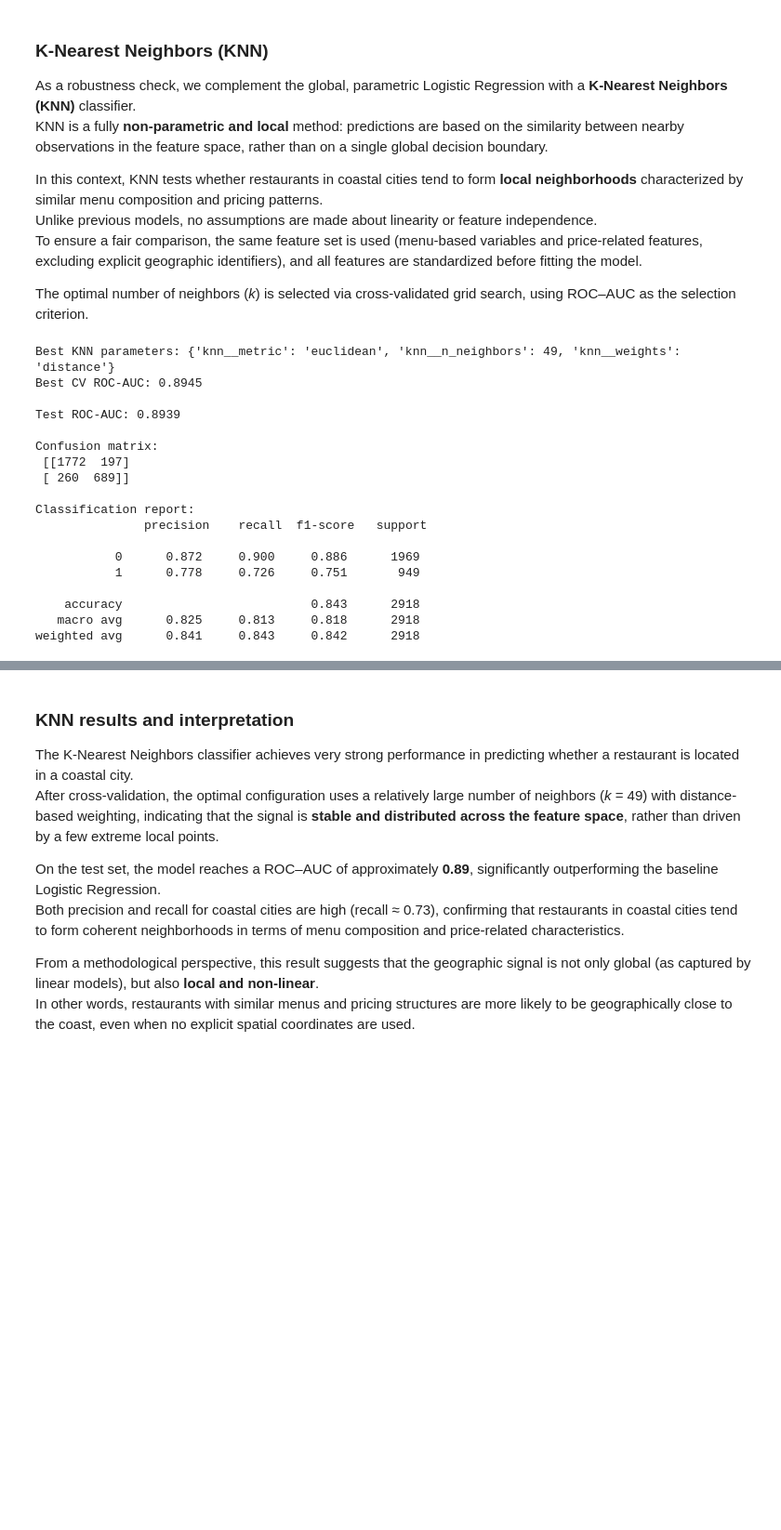
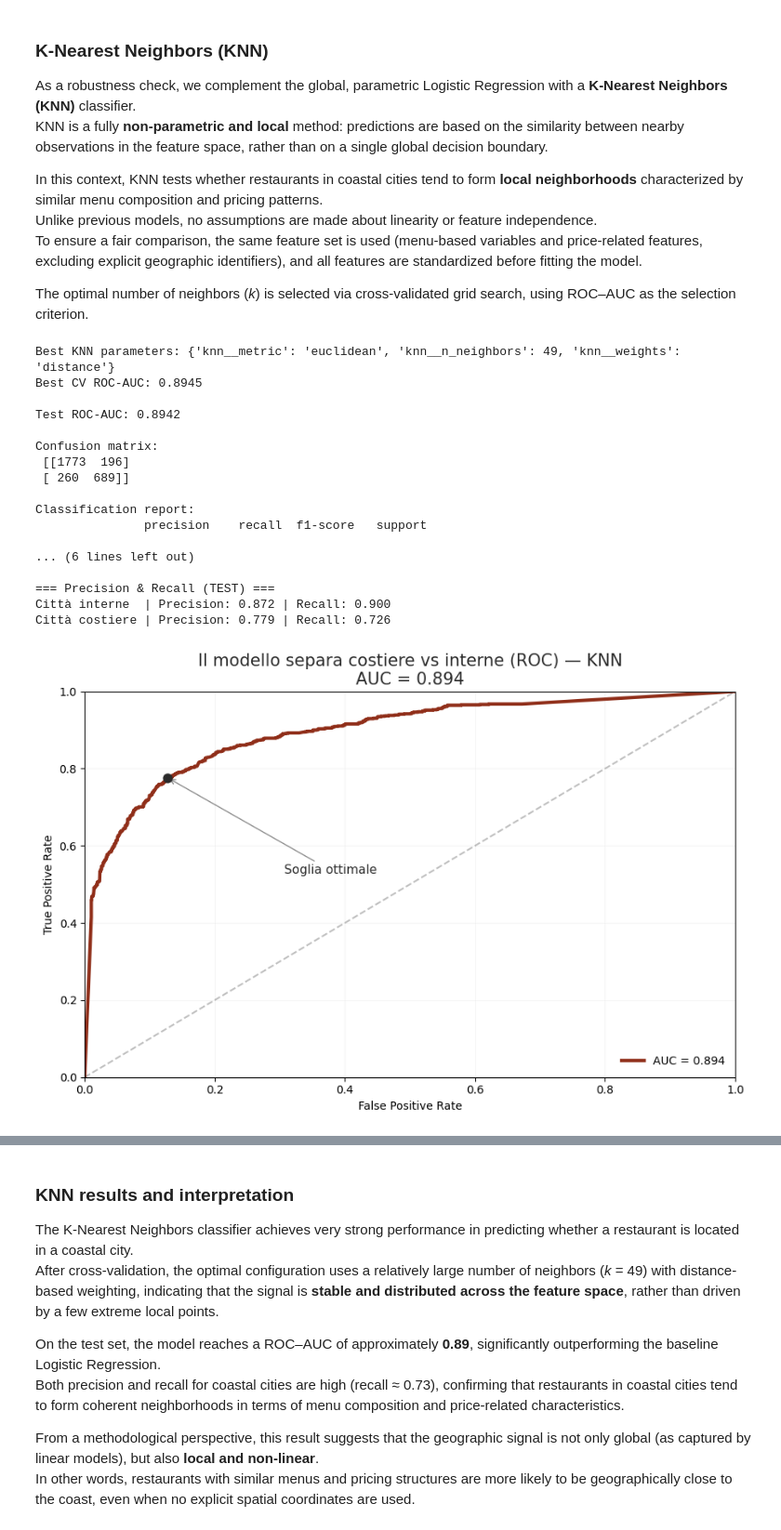
Before and after one commit to emanuelegaliano/Fundamentals-of-Data-Analysis, a Jupyter notebook: progetto.ipynb, the cells around one changed output, grey strips where cells are left out. Shown at 93% size. Saved outputs shown, nothing was run; the diff lists cells and outputs as text; code cells hidden in the pictures; blank space fills up the shorter version.

```diff
--- a/progetto.ipynb
+++ b/progetto.ipynb
@@ -2325,12 +2483,46 @@ To ensure a fair comparison, the same feature set is used (menu-based variables
 
 The optimal number of neighbors (*k*) is selected via cross-validated grid search, using ROC–AUC as the selection criterion.
 # %%
+import numpy as np
+import matplotlib.pyplot as plt
+
 from sklearn.neighbors import KNeighborsClassifier
 from sklearn.pipeline import Pipeline
 from sklearn.model_selection import GridSearchCV, train_test_split
 from sklearn.preprocessing import StandardScaler
 from sklearn.impute import SimpleImputer
-from sklearn.metrics import roc_auc_score, confusion_matrix, classification_report
+from sklearn.metrics import (
+    roc_auc_score,
+    confusion_matrix,
+    classification_report,
+    roc_curve,
+    precision_score,
+    recall_score
+)
+
+# ============================================================
+# Palette progetto (uguale agli altri grafici)
+# ============================================================
+COL_COAST = (144/255, 47/255, 26/255)   # rosso pizza
+COL_DARK  = (43/255, 43/255, 43/255)    # grigio scuro
+BG        = (244/255, 235/255, 220/255) # sfondo crema
+COL_GRAY  = (0, 0, 0, 0.25)             # grigio leggero per guide
+
+def print_precision_recall(y_test, pred):
+    p_int = precision_score(y_test, pred, pos_label=0)
+    r_int = recall_score(y_test, pred, pos_label=0)
+    p_coa = precision_score(y_test, pred, pos_label=1)
+    r_coa = recall_score(y_test, pred, pos_label=1)
+
+    print("=== Precision & Recall (TEST) ===")
+    print(f"Città interne  | Precision: {p_int:.3f} | Recall: {r_int:.3f}")
+    print(f"Città costiere | Precision: {p_coa:.3f} | Recall: {r_coa:.3f}")
+
+
+# ============================================================
+# KNN: training + evaluation + grafici (confrontabile con logistica)
+# ============================================================
+TRANSPARENT_BG = True  # <-- metti False se vuoi sfondo crema nei grafici
 
 # --- Build X, y for CLASSIFICATION ---
 y = df_model["costal_city"].astype(int)
@@ -2348,7 +2540,7 @@ X_train, X_test, y_train, y_test = train_test_split(
 
 # --- KNN pipeline with imputation ---
 knn_pipe = Pipeline(steps=[
-    ("imputer", SimpleImputer(strategy="median")),  # handles NaNs
+    ("imputer", SimpleImputer(strategy="median")),
     ("scaler", StandardScaler()),
     ("knn", KNeighborsClassifier())
 ])
@@ -2363,38 +2555,48 @@ grid_knn = GridSearchCV(
     estimator=knn_pipe,
     param_grid=param_grid,
     scoring="roc_auc",
     cv=5,
     n_jobs=-1
 )
 
 grid_knn.fit(X_train, y_train)
 
 print("Best KNN parameters:", grid_knn.best_params_)
 print("Best CV ROC-AUC:", round(grid_knn.best_score_, 4))
 
 best_knn = grid_knn.best_estimator_
+
 pred_prob = best_knn.predict_proba(X_test)[:, 1]
 pred = (pred_prob >= 0.5).astype(int)
 
-print("\nTest ROC-AUC:", round(roc_auc_score(y_test, pred_prob), 4))
+test_auc = roc_auc_score(y_test, pred_prob)
+
+print("\nTest ROC-AUC:", round(test_auc, 4))
 print("\nConfusion matrix:\n", confusion_matrix(y_test, pred))
 print("\nClassification report:\n", classification_report(y_test, pred, digits=3))
+
+# valori tabella (come nella slide della logistica)
+print_precision_recall(y_test, pred)
+
+# grafici stile identico alla logistica
+_ = plot_roc_story(y_test, pred_prob, transparent_bg=TRANSPARENT_BG, title_extra="KNN")
+_ = plot_confusion_story(y_test, pred, labels=("Interna", "Costiera"), transparent_bg=TRANSPARENT_BG)
 # %% [output]
 Best KNN parameters: {'knn__metric': 'euclidean', 'knn__n_neighbors': 49, 'knn__weights': 'distance'}
 Best CV ROC-AUC: 0.8945
 
-Test ROC-AUC: 0.8939
+Test ROC-AUC: 0.8942
 
 Confusion matrix:
- [[1772  197]
+ [[1773  196]
  [ 260  689]]
 
 Classification report:
                precision    recall  f1-score   support
 
-           0      0.872     0.900     0.886      1969
-           1      0.778     0.726     0.751       949
+... (6 lines left out)
 
-    accuracy                          0.843      2918
-   macro avg      0.825     0.813     0.818      2918
-weighted avg      0.841     0.843     0.842      2918
+=== Precision & Recall (TEST) ===
+Città interne  | Precision: 0.872 | Recall: 0.900
+Città costiere | Precision: 0.779 | Recall: 0.726
+[figure, added]
```
Also changed, not shown: parts of 23 cells of this notebook, 1 other file.
